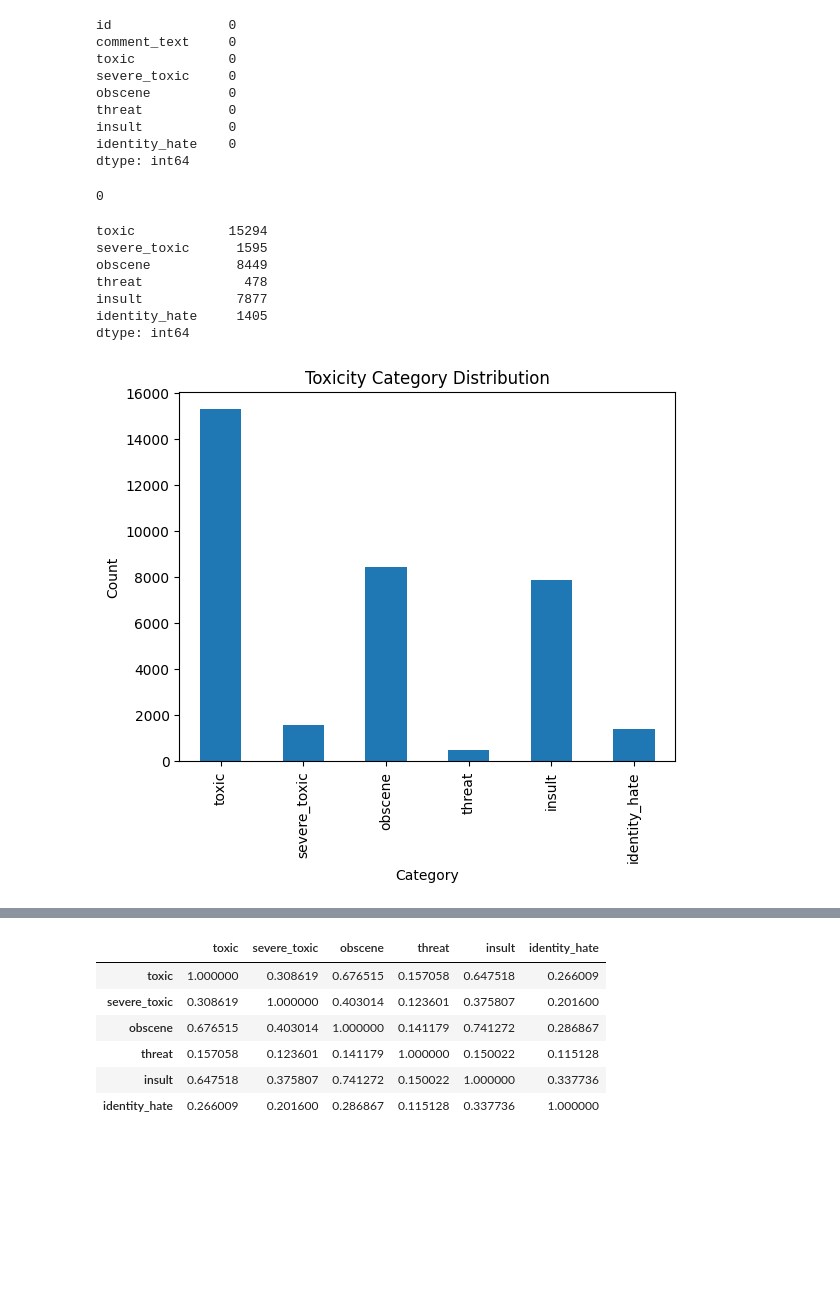
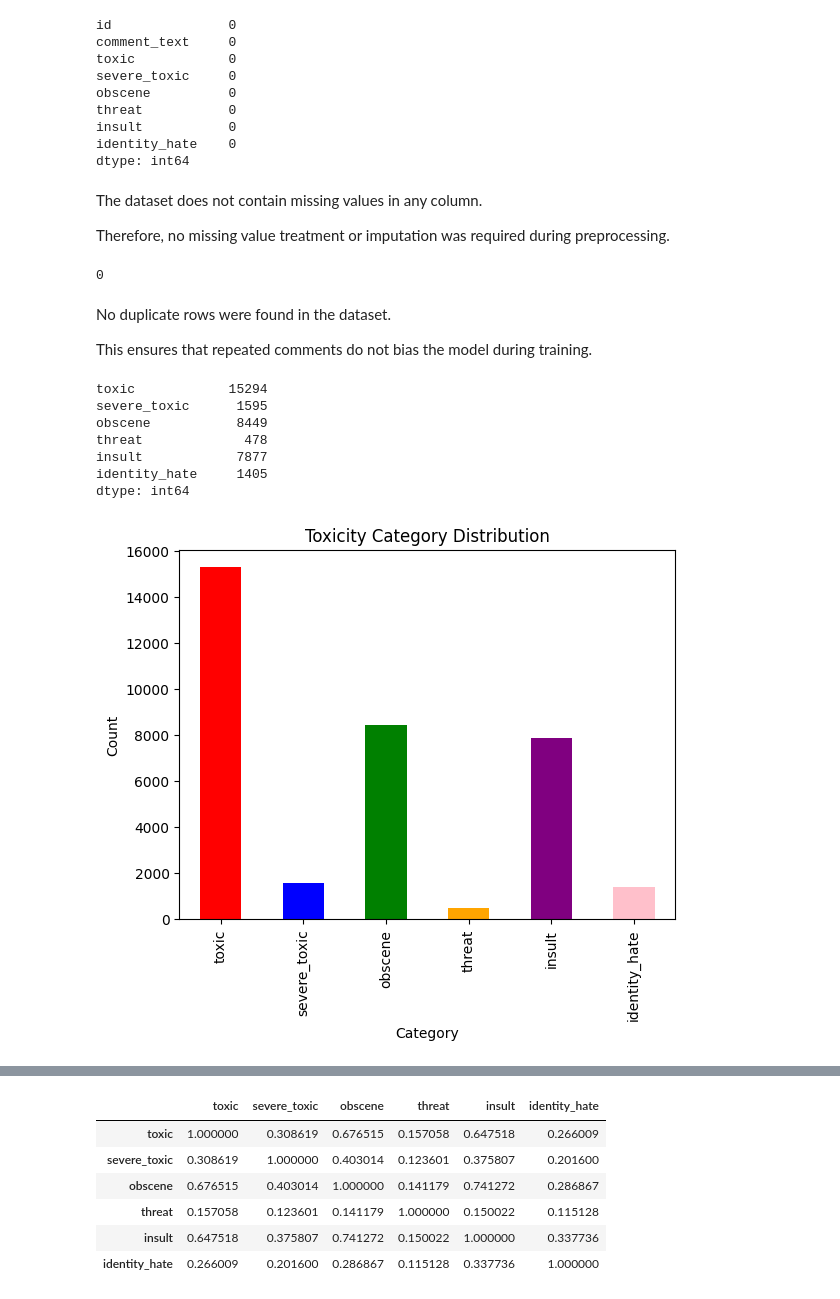
Before and after one commit to Shamela-K/Comment_Toxicity_Detection, a Jupyter notebook: comment_toxicity_dl.ipynb, the cells around one changed output, grey strips where cells are left out. Drawn from its saved outputs; the diff is of its cells as text; code cells hidden in the pictures; blank space fills up the shorter version.

```diff
--- a/comment_toxicity_dl.ipynb
+++ b/comment_toxicity_dl.ipynb
@@ -103,11 +103,19 @@ threat           0
 insult           0
 identity_hate    0
 dtype: int64
+# %% [markdown]
+The dataset does not contain missing values in any column.
+
+Therefore, no missing value treatment or imputation was required during preprocessing.
 # %%
 #check duplicate rows
 df.duplicated().sum()
 # %% [output]
 0
+# %% [markdown]
+No duplicate rows were found in the dataset.
+
+This ensures that repeated comments do not bias the model during training.
 # %%
 #Understand the target columns
 target_columns = ['toxic', 'severe_toxic', 'obscene', 'threat',
@@ -125,13 +133,15 @@ dtype: int64
 # %%
 #Plotting
 
 toxic_counts = df[target_columns].sum()
-toxic_counts.plot(kind='bar')
 
+
+bar_colors = ['red', 'blue', 'green', 'orange','purple','pink']
+toxic_counts.plot(kind='bar',color=bar_colors)
 plt.title("Toxicity Category Distribution")
 plt.xlabel("Category")
 plt.ylabel("Count")
 
 plt.show()
 # %% [output]
-[figure, old version]
+[figure, new version]
```
Also changed, not shown: parts of 15 cells of this notebook.
